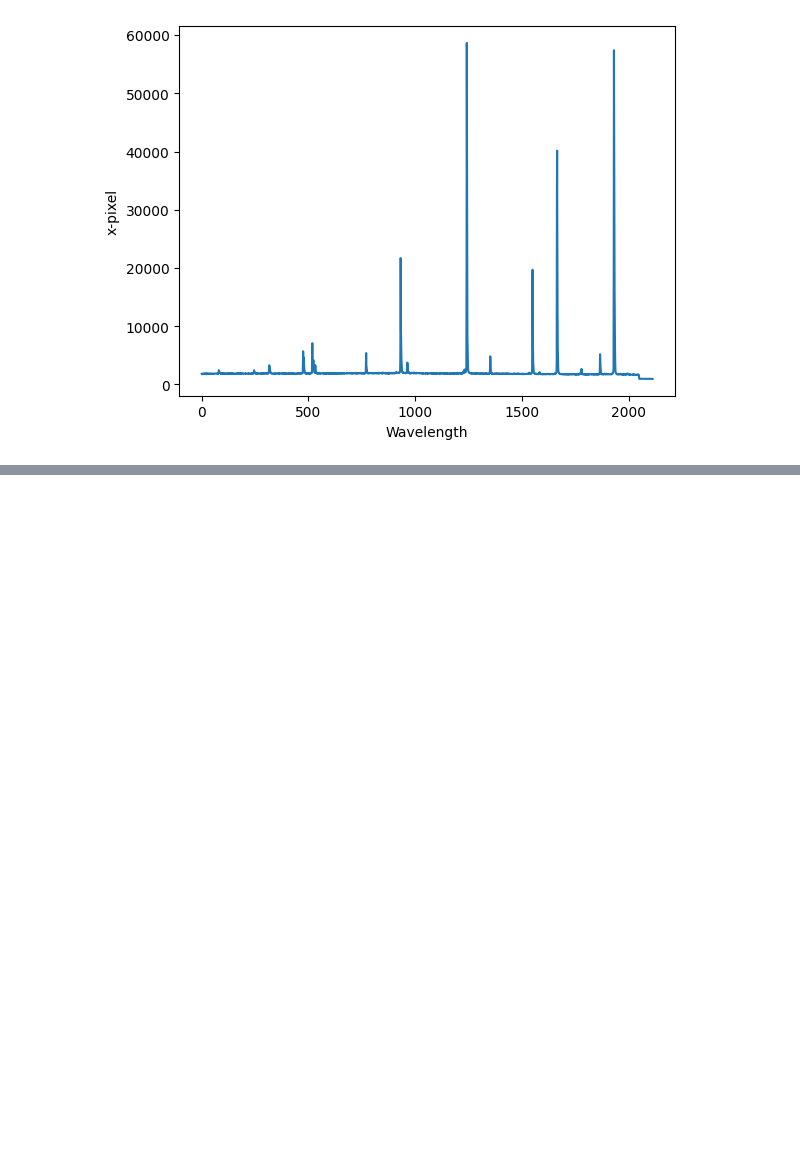
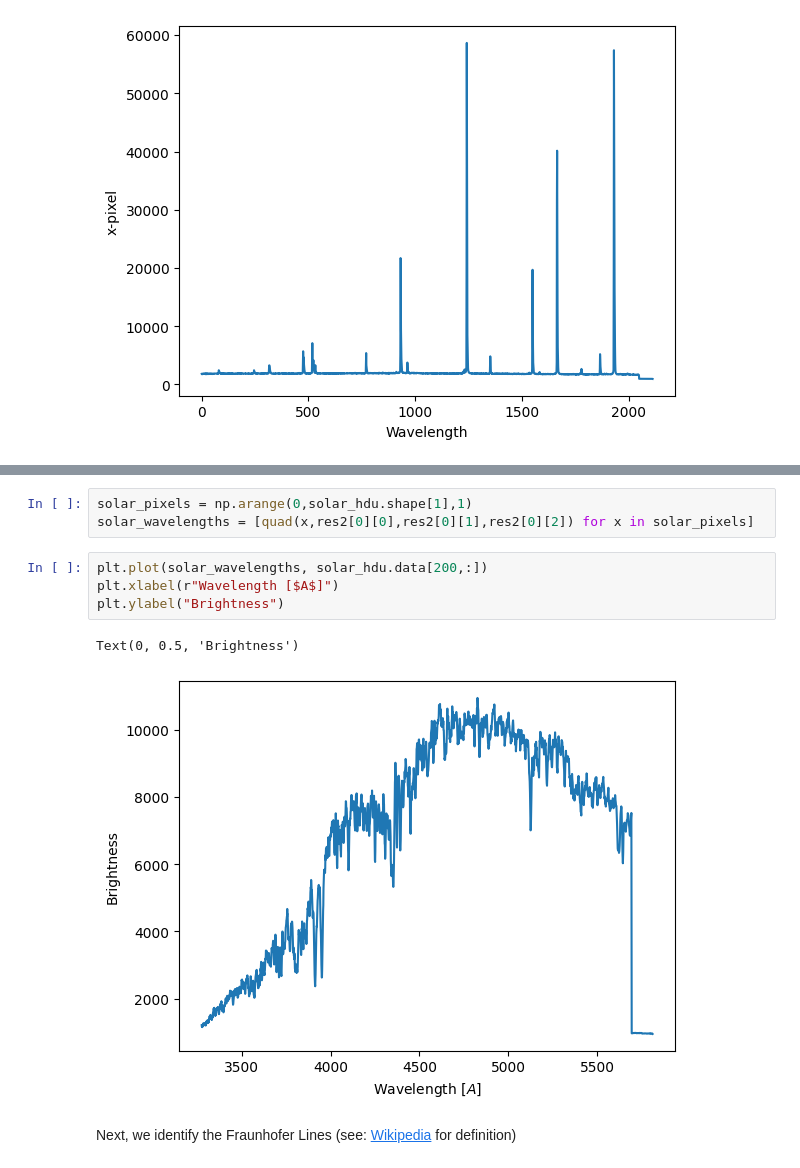
Before and after one commit to avi-patel1/ASTR257_2024, a Jupyter notebook: Project 4--Galaxy Rotation Curve/Data_Reduction.ipynb, the cells around one changed output, grey strips where cells are left out. Saved outputs shown, nothing was run; the diff lists cells and outputs as text; blank space fills up the shorter version.

```diff
--- a/Project 4--Galaxy Rotation Curve/Data_Reduction.ipynb
+++ b/Project 4--Galaxy Rotation Curve/Data_Reduction.ipynb
@@ -83,0 +92,12 @@ Text(0, 0.5, 'x-pixel')
+# %%
+solar_pixels = np.arange(0,solar_hdu.shape[1],1)
+solar_wavelengths = [quad(x,res2[0][0],res2[0][1],res2[0][2]) for x in solar_pixels]
+# %%
+plt.plot(solar_wavelengths, solar_hdu.data[200,:])
+plt.xlabel(r"Wavelength [$A$]")
+plt.ylabel("Brightness")
+# %% [output]
+Text(0, 0.5, 'Brightness')
+[figure, added]
+# %% [markdown]
+Next, we identify the Fraunhofer Lines (see: [Wikipedia](https://en.wikipedia.org/wiki/Fraunhofer_lines) for definition)
```
Also changed, not shown: parts of 3 cells of this notebook, 1 other file.
